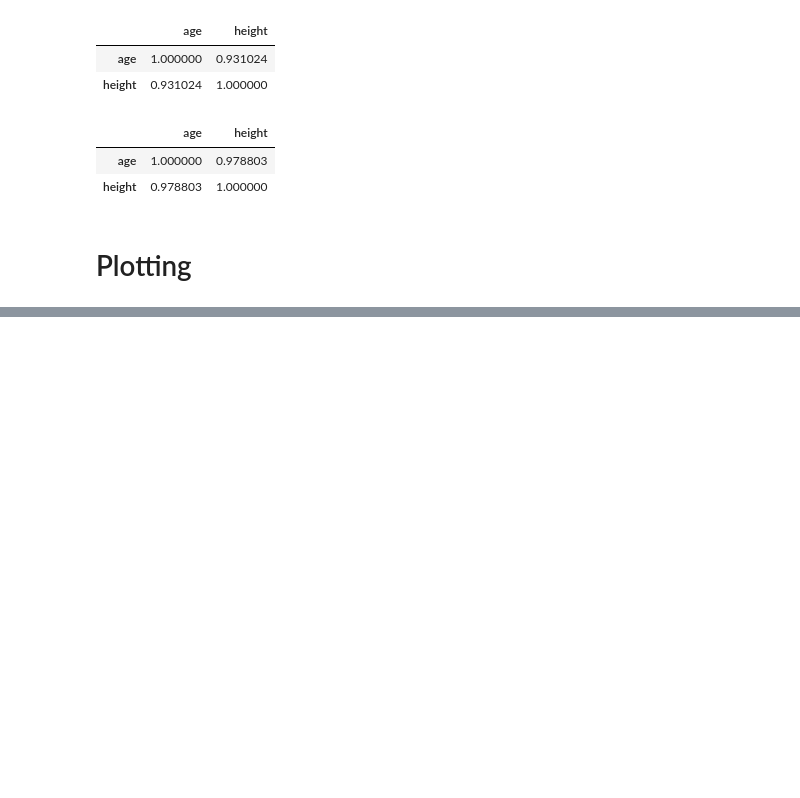
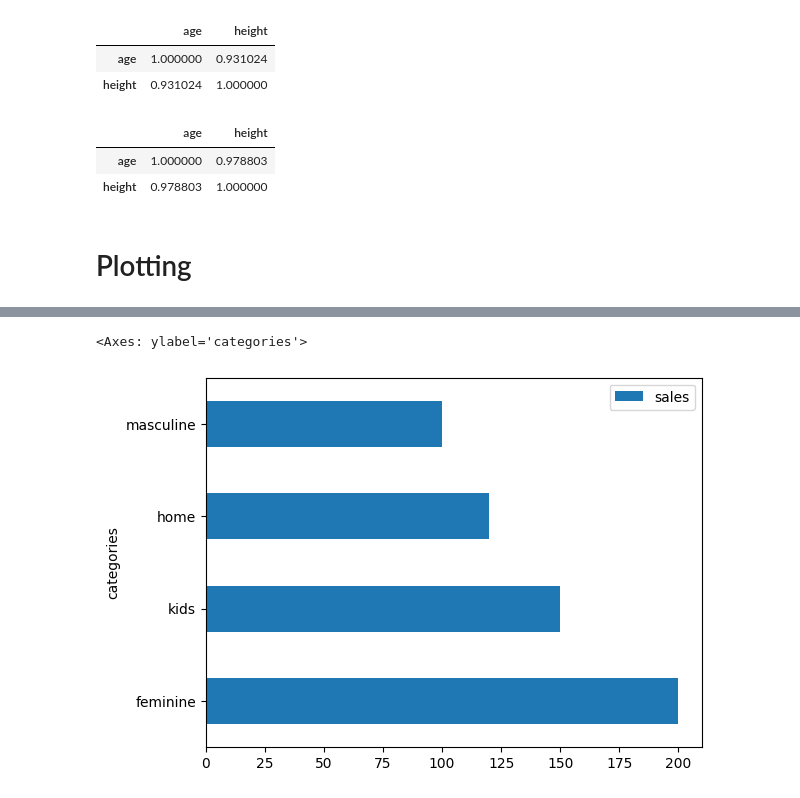
Before and after one commit to gabrieldasneves/AI-self_study, a Jupyter notebook: statistic/statistic.ipynb, the cells around one changed output, grey strips where cells are left out. Cells and saved outputs as stored; diff of their text form; code cells hidden in the pictures; blank space fills up the shorter version.

```diff
--- a/statistic/statistic.ipynb
+++ b/statistic/statistic.ipynb
@@ -113,0 +134,6 @@ dfDictMeasures.corr(method='spearman')
+# %%
+# horizontal bar chart
+salesDf.sort_values('sales', ascending=False).plot.barh(x='categories',y='sales')
+# %% [output]
+<Axes: ylabel='categories'>
+[figure, added]
```
Also changed, not shown: parts of 4 cells of this notebook.
